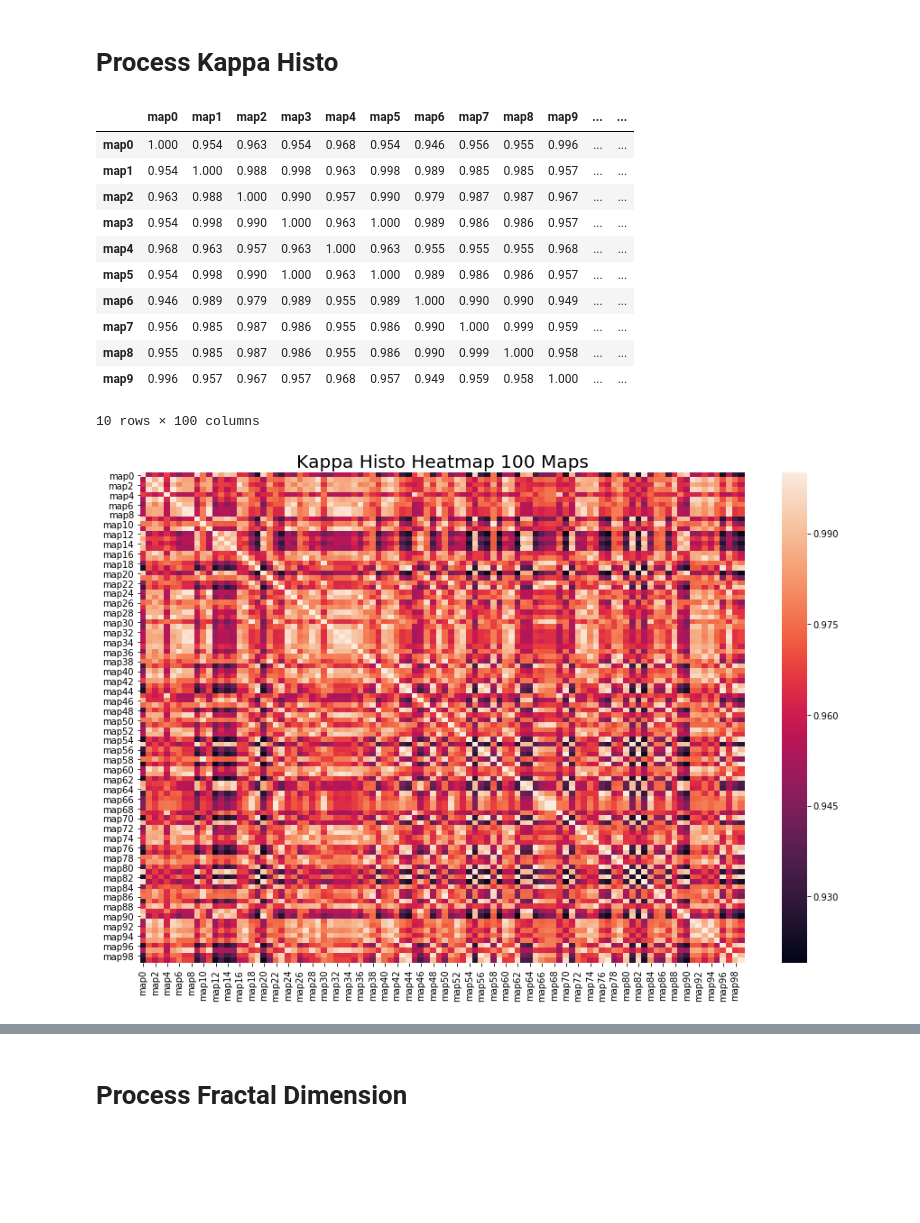
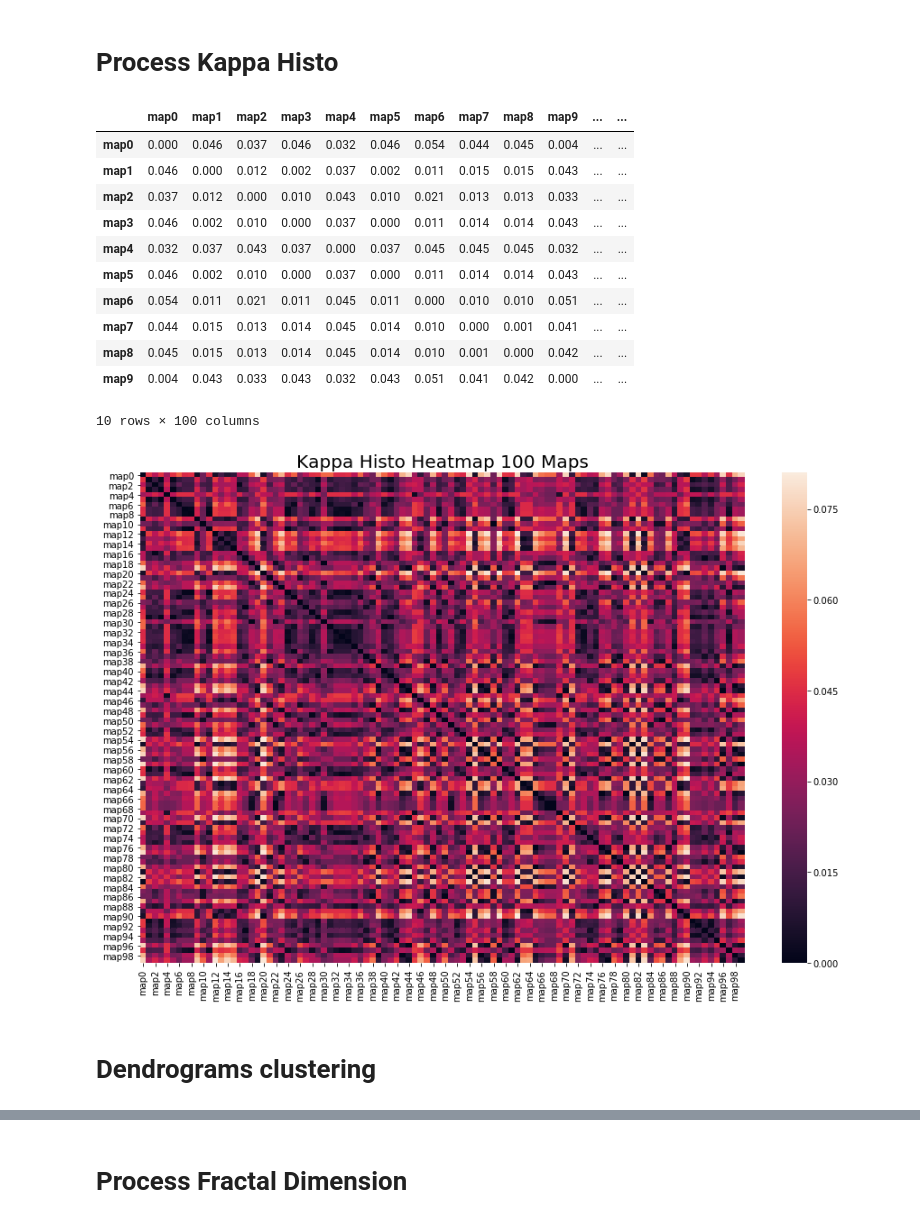
Before and after one commit to OQuispel/metric_clustering, a Jupyter notebook: cmdprompt_mck.ipynb, the cells around one changed output, grey strips where cells are left out. Cells and saved outputs as stored; diff of their text form; code cells hidden in the pictures; blank space fills up the shorter version.

```diff
--- a/cmdprompt_mck.ipynb
+++ b/cmdprompt_mck.ipynb
@@ -198,23 +210,27 @@ for i in range(100):
                         df_histo.loc[map_two, map_one] = float(line[loc_start:loc_end])
 # %%
 df_histo = df_histo.astype(float).round(decimals=3)
-df_histo.head(10)
+histo_dist = 1 - df_histo
+histo_dist[histo_dist < 0] = 0
+histo_dist.head(10)
 # %% [output]
 |  | map0 | map1 | map2 | map3 | map4 | map5 | map6 | map7 | map8 | map9 | ... | ... |
-| map0 | 1.000 | 0.954 | 0.963 | 0.954 | 0.968 | 0.954 | 0.946 | 0.956 | 0.955 | 0.996 | ... | ... |
-| map1 | 0.954 | 1.000 | 0.988 | 0.998 | 0.963 | 0.998 | 0.989 | 0.985 | 0.985 | 0.957 | ... | ... |
-| map2 | 0.963 | 0.988 | 1.000 | 0.990 | 0.957 | 0.990 | 0.979 | 0.987 | 0.987 | 0.967 | ... | ... |
-| map3 | 0.954 | 0.998 | 0.990 | 1.000 | 0.963 | 1.000 | 0.989 | 0.986 | 0.986 | 0.957 | ... | ... |
-| map4 | 0.968 | 0.963 | 0.957 | 0.963 | 1.000 | 0.963 | 0.955 | 0.955 | 0.955 | 0.968 | ... | ... |
-| map5 | 0.954 | 0.998 | 0.990 | 1.000 | 0.963 | 1.000 | 0.989 | 0.986 | 0.986 | 0.957 | ... | ... |
-| map6 | 0.946 | 0.989 | 0.979 | 0.989 | 0.955 | 0.989 | 1.000 | 0.990 | 0.990 | 0.949 | ... | ... |
-| map7 | 0.956 | 0.985 | 0.987 | 0.986 | 0.955 | 0.986 | 0.990 | 1.000 | 0.999 | 0.959 | ... | ... |
-| map8 | 0.955 | 0.985 | 0.987 | 0.986 | 0.955 | 0.986 | 0.990 | 0.999 | 1.000 | 0.958 | ... | ... |
-| map9 | 0.996 | 0.957 | 0.967 | 0.957 | 0.968 | 0.957 | 0.949 | 0.959 | 0.958 | 1.000 | ... | ... |
+| map0 | 0.000 | 0.046 | 0.037 | 0.046 | 0.032 | 0.046 | 0.054 | 0.044 | 0.045 | 0.004 | ... | ... |
+| map1 | 0.046 | 0.000 | 0.012 | 0.002 | 0.037 | 0.002 | 0.011 | 0.015 | 0.015 | 0.043 | ... | ... |
+| map2 | 0.037 | 0.012 | 0.000 | 0.010 | 0.043 | 0.010 | 0.021 | 0.013 | 0.013 | 0.033 | ... | ... |
+| map3 | 0.046 | 0.002 | 0.010 | 0.000 | 0.037 | 0.000 | 0.011 | 0.014 | 0.014 | 0.043 | ... | ... |
+| map4 | 0.032 | 0.037 | 0.043 | 0.037 | 0.000 | 0.037 | 0.045 | 0.045 | 0.045 | 0.032 | ... | ... |
+| map5 | 0.046 | 0.002 | 0.010 | 0.000 | 0.037 | 0.000 | 0.011 | 0.014 | 0.014 | 0.043 | ... | ... |
+| map6 | 0.054 | 0.011 | 0.021 | 0.011 | 0.045 | 0.011 | 0.000 | 0.010 | 0.010 | 0.051 | ... | ... |
+| map7 | 0.044 | 0.015 | 0.013 | 0.014 | 0.045 | 0.014 | 0.010 | 0.000 | 0.001 | 0.041 | ... | ... |
+| map8 | 0.045 | 0.015 | 0.013 | 0.014 | 0.045 | 0.014 | 0.010 | 0.001 | 0.000 | 0.042 | ... | ... |
+| map9 | 0.004 | 0.043 | 0.033 | 0.043 | 0.032 | 0.043 | 0.051 | 0.041 | 0.042 | 0.000 | ... | ... |
 10 rows × 100 columns
 # %%
 _ = plt.figure(figsize=(15,10))
-_ = sns.heatmap(df_histo)
+_ = sns.heatmap(histo_dist)
 _ = plt.title("Kappa Histo Heatmap 100 Maps", fontsize =20)
 # %% [output]
-[figure, old version]
+[figure, new version]
+# %% [markdown]
+# Dendrograms clustering
```
Also changed, not shown: parts of 21 cells of this notebook.
